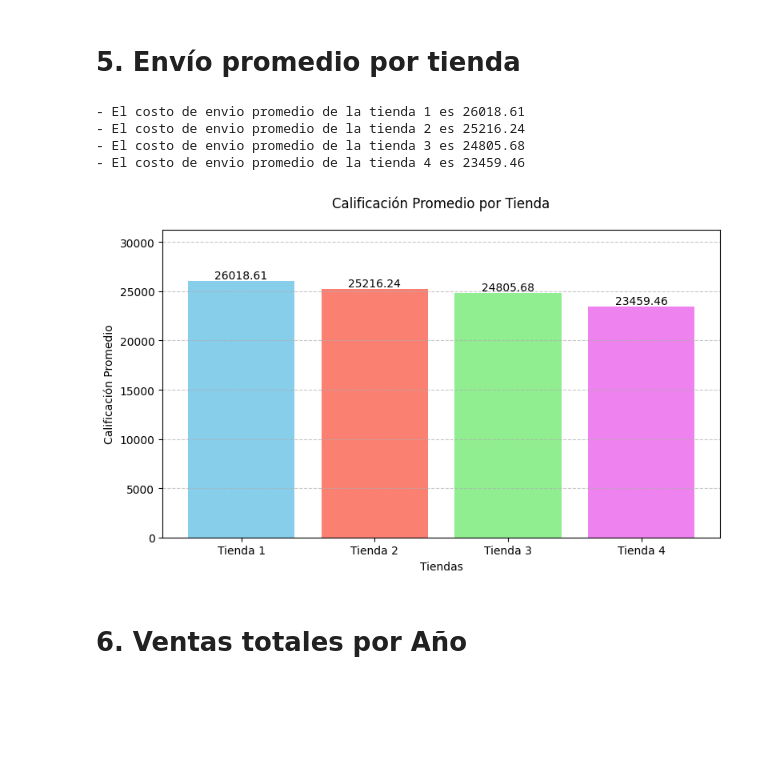
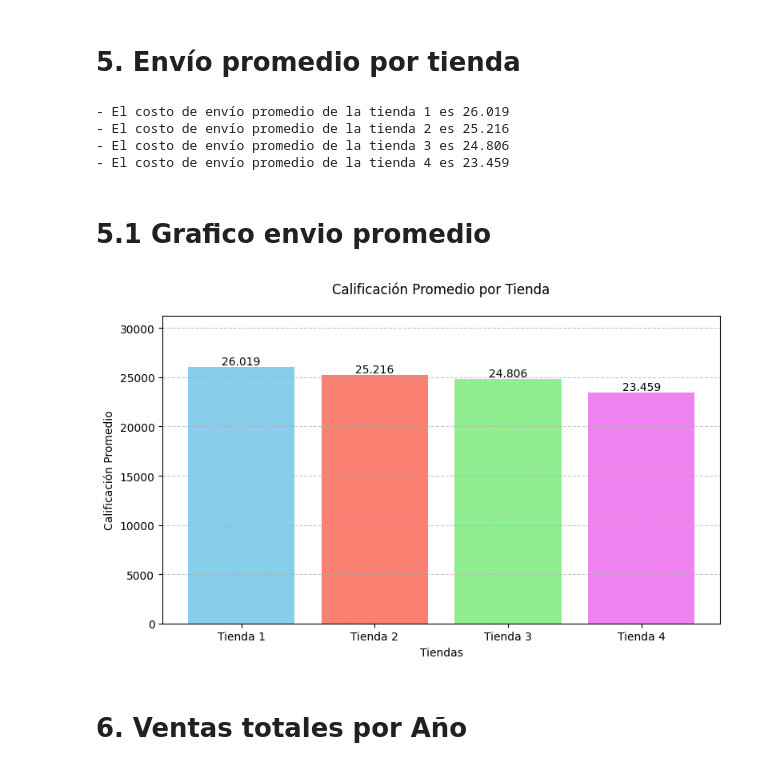
Before and after one commit to yerko33/AluraStore_Latam, a Jupyter notebook: AluraStoreLatam.ipynb, the cells around one changed output. Cells and saved outputs as stored; diff of their text form; code cells hidden in the pictures; blank space fills up the shorter version.

```diff
--- a/AluraStoreLatam.ipynb
+++ b/AluraStoreLatam.ipynb
@@ -362,50 +381,58 @@ plt.show()
 [figure]
 # %% [markdown]
 # 5. Envío promedio por tienda
+# %%
+#Calculo de promedio de costo de envio tienda 1
+promedio_tienda1 = tienda["Costo de envío"].mean()
+formateado1 = f"{int(round(promedio_tienda1)):,}".replace(",", ".")
+print(f"- El costo de envío promedio de la tienda 1 es {formateado1}")
+
+#Calculo de promedio de costo de envio tienda 2
+promedio_tienda2 = tienda2["Costo de envío"].mean()
+formateado2 = f"{int(round(promedio_tienda2)):,}".replace(",", ".")
+print(f"- El costo de envío promedio de la tienda 2 es {formateado2}")
+
+#Calculo de promedio de costo de envio tienda 3
+promedio_tienda3 = tienda3["Costo de envío"].mean()
+formateado3 = f"{int(round(promedio_tienda3)):,}".replace(",", ".")
+print(f"- El costo de envío promedio de la tienda 3 es {formateado3}")
+
+#Calculo de promedio de costo de envio tienda 4
+promedio_tienda4 = tienda4["Costo de envío"].mean()
+formateado4 = f"{int(round(promedio_tienda4)):,}".replace(",", ".")
+print(f"- El costo de envío promedio de la tienda 4 es {formateado4}")
+# %% [output]
+- El costo de envío promedio de la tienda 1 es 26.019
+- El costo de envío promedio de la tienda 2 es 25.216
+- El costo de envío promedio de la tienda 3 es 24.806
+- El costo de envío promedio de la tienda 4 es 23.459
+# %% [markdown]
+# 5.1 Grafico envio promedio
 # %%
-#Calculo de promedio de costo de envio tienda 1
-promedio_tienda = round(tienda["Costo de envío"].mean(), 2)
-print(f"- El costo de envio promedio de la tienda 1 es {promedio_tienda}")
-
-#Calculo de promedio de costo de envio tienda 2
-promedio_tienda2 = round(tienda2["Costo de envío"].mean(), 2)
-print(f"- El costo de envio promedio de la tienda 2 es {promedio_tienda2}")
-
-#Calculo de promedio de costo de envio tienda 3
-promedio_tienda3 = round(tienda3["Costo de envío"].mean(), 2)
-print(f"- El costo de envio promedio de la tienda 3 es {promedio_tienda3}")
-
-#Calculo de promedio de costo de envio tienda 4
-promedio_tienda4 = round(tienda4["Costo de envío"].mean(), 2)
-print(f"- El costo de envio promedio de la tienda 4 es {promedio_tienda4}")
-
 # Lista de nombres de tiendas y sus promedios
 nombres_tiendas = ["Tienda 1", "Tienda 2", "Tienda 3", "Tienda 4"]
-promedios_envio = [promedio_tienda, promedio_tienda2, promedio_tienda3, promedio_tienda4]
+promedios_envio = [promedio_tienda1, promedio_tienda2, promedio_tienda3, promedio_tienda4]
 
 plt.figure(figsize=(8, 5))
 bars = plt.bar(nombres_tiendas, promedios_envio, color=['skyblue', 'salmon', 'lightgreen', 'violet'])
 
 plt.title("Calificación Promedio por Tienda", pad=20)
 plt.xlabel("Tiendas")
 plt.ylabel("Calificación Promedio")
 limite_superior = max(promedios_envio) * 1.2  # Aumenta el 20% del valor más alto
 plt.ylim(0, limite_superior)  # Ajusta según el máximo de calificación posible
 plt.grid(axis='y', linestyle='--', alpha=0.7)
 
 # Mostrar valor sobre cada barra
 for bar in bars:
     yval = bar.get_height()
-    plt.text(bar.get_x() + bar.get_width()/2, yval + 0.05, yval, ha='center', va='bottom', fontsize=10)
+    texto_formateado = f"{int(round(yval)):,}".replace(",", ".")
+    plt.text(bar.get_x() + bar.get_width()/2, yval + 0.05, texto_formateado, ha='center', va='bottom', fontsize=10)
 
 plt.tight_layout()
 plt.show()
 # %% [output]
-- El costo de envio promedio de la tienda 1 es 26018.61
-- El costo de envio promedio de la tienda 2 es 25216.24
-- El costo de envio promedio de la tienda 3 es 24805.68
-- El costo de envio promedio de la tienda 4 es 23459.46
-[figure, old version]
+[figure, new version]
 # %% [markdown]
 # 6. Ventas totales por Año
 # %%
```
Also changed, not shown: parts of 16 cells of this notebook.
